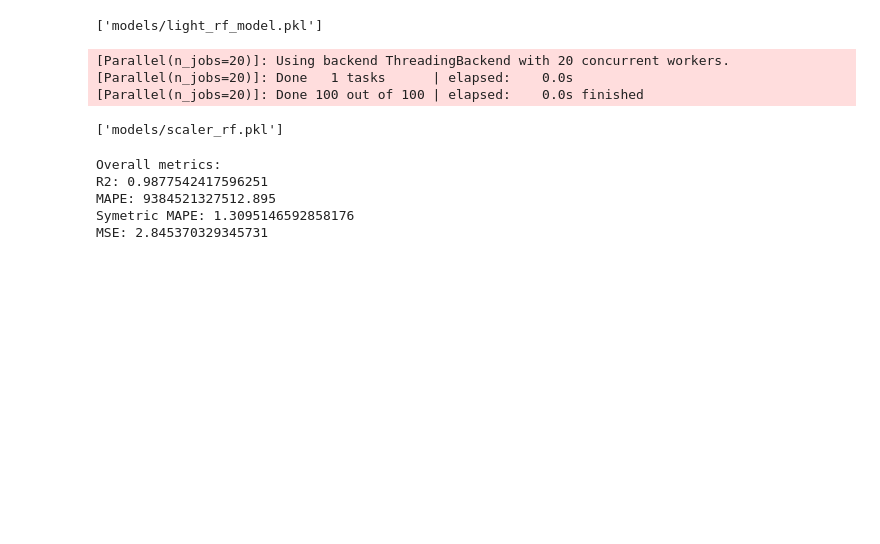
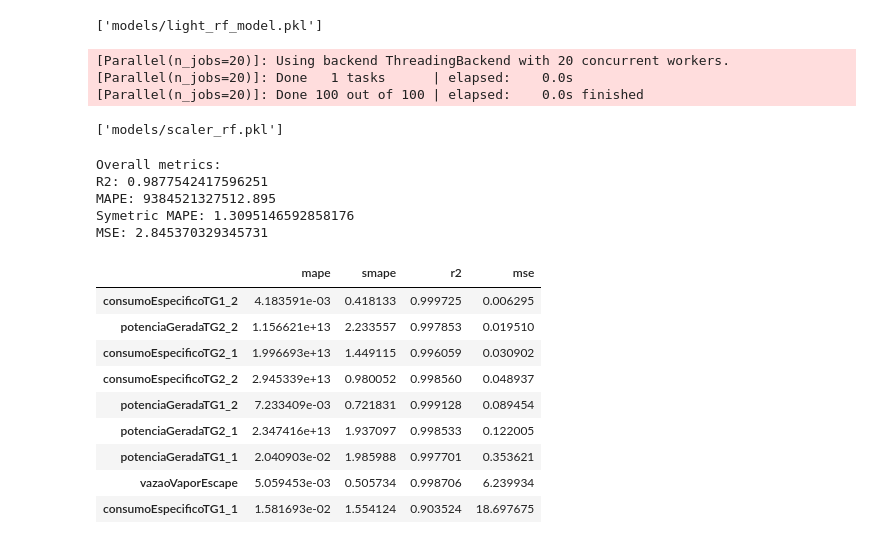
Before and after one commit to olucaslopes/real-time-process-prediction, a Jupyter notebook: 4-automl.ipynb, the cells around one changed output. Drawn from its saved outputs; the diff is of its cells as text; code cells hidden in the pictures; blank space fills up the shorter version.

```diff
--- a/4-automl.ipynb
+++ b/4-automl.ipynb
@@ -602,13 +568,29 @@ R2: 0.9877542417596251
 MAPE: 9384521327512.895
 Symetric MAPE: 1.3095146592858176
 MSE: 2.845370329345731
+# %%
+targets = ['consumoEspecificoTG1_1', 'consumoEspecificoTG1_2',
+           'consumoEspecificoTG2_1', 'consumoEspecificoTG2_2',
+           'potenciaGeradaTG1_1', 'potenciaGeradaTG1_2',
+           'potenciaGeradaTG2_1', 'potenciaGeradaTG2_2',
+           'vazaoVaporEscape']
 # %%
 smape = np.array([symetric_mape(y_test[target], y_pred[:, i]) for i, target in enumerate(targets)])
 mape = np.array([mean_absolute_percentage_error(y_test[target], y_pred[:, i]) for i, target in enumerate(targets)])
-shif_mape = np.array([shifted_mape(y_test[target], y_pred[:, i]) for i, target in enumerate(targets)])
 r_2 = np.array([r2_score(y_test[target], y_pred[:, i]) for i, target in enumerate(targets)])
 mse = np.array([np.mean((y_test[target] - y_pred[:, i])**2) for i, target in enumerate(targets)])
 
 # Create a DataFrame with the MAPE for each target
-mape_df = pd.DataFrame({'mape': mape, 'smape': smape, 'shifted mape': shif_mape, 'r2': r_2, 'mse': mse}, index=targets).sort_values('mse')
+mape_df = pd.DataFrame({'mape': mape, 'smape': smape, 'r2': r_2, 'mse': mse}, index=targets).sort_values('mse')
 mape_df
+# %% [output]
+|  | mape | smape | r2 | mse |
+| consumoEspecificoTG1_2 | 4.183591e-03 | 0.418133 | 0.999725 | 0.006295 |
+| potenciaGeradaTG2_2 | 1.156621e+13 | 2.233557 | 0.997853 | 0.019510 |
+| consumoEspecificoTG2_1 | 1.996693e+13 | 1.449115 | 0.996059 | 0.030902 |
+| consumoEspecificoTG2_2 | 2.945339e+13 | 0.980052 | 0.998560 | 0.048937 |
+| potenciaGeradaTG1_2 | 7.233409e-03 | 0.721831 | 0.999128 | 0.089454 |
+| potenciaGeradaTG2_1 | 2.347416e+13 | 1.937097 | 0.998533 | 0.122005 |
+| potenciaGeradaTG1_1 | 2.040903e-02 | 1.985988 | 0.997701 | 0.353621 |
+| vazaoVaporEscape | 5.059453e-03 | 0.505734 | 0.998706 | 6.239934 |
+| consumoEspecificoTG1_1 | 1.581693e-02 | 1.554124 | 0.903524 | 18.697675 |
```
Also changed, not shown: parts of 10 cells of this notebook.
